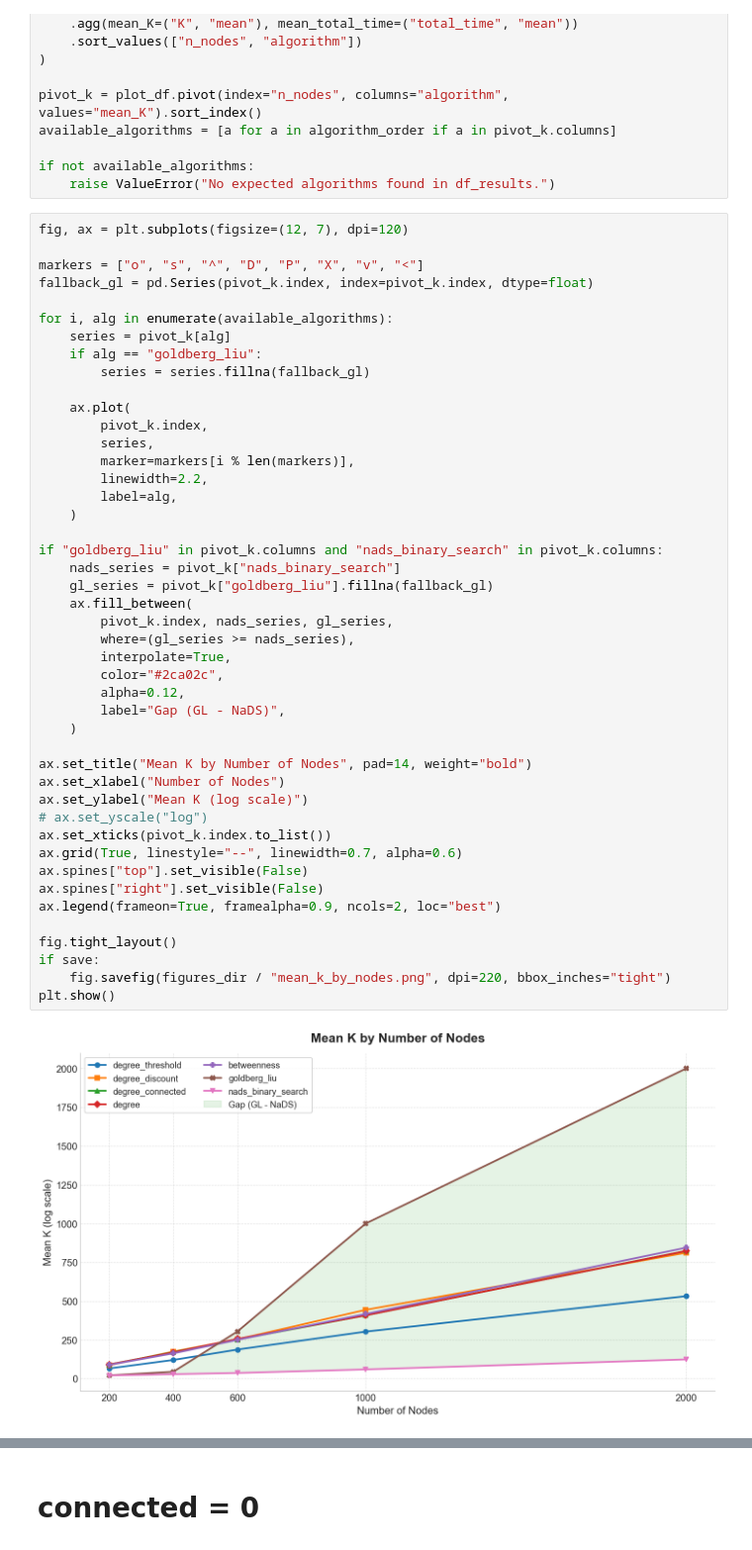
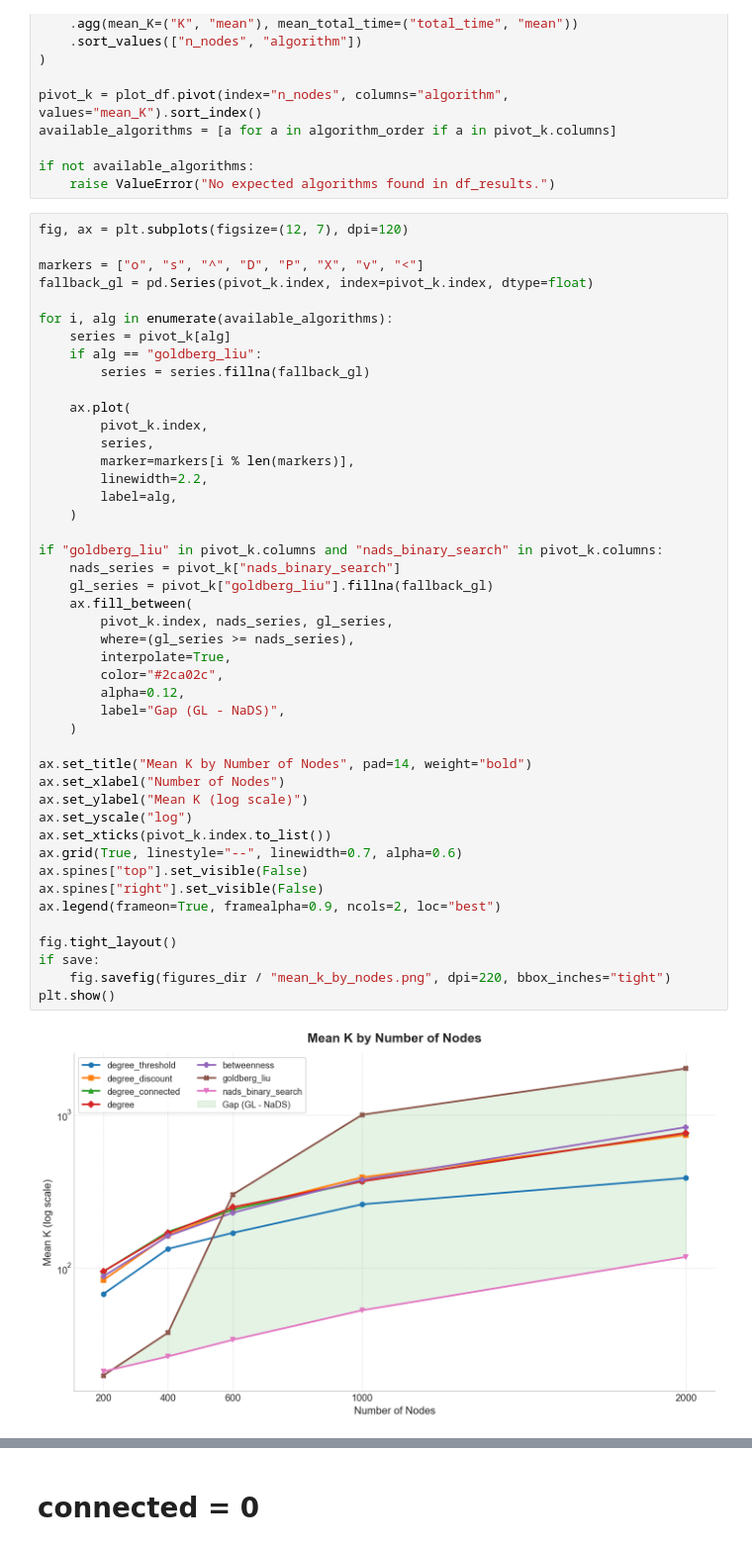
Before and after one commit to Berga53/Technology-Diffusion, a Jupyter notebook: notebooks/results.ipynb, the cells around one changed output, grey strips where cells are left out. Shown at 99% size. Drawn from its saved outputs; the diff is of its cells as text.

```diff
--- a/notebooks/results.ipynb
+++ b/notebooks/results.ipynb
@@ -102,35 +102,35 @@ for i, alg in enumerate(available_algorithms):
         linewidth=2.2,
         label=alg,
     )
 
 if "goldberg_liu" in pivot_k.columns and "nads_binary_search" in pivot_k.columns:
     nads_series = pivot_k["nads_binary_search"]
     gl_series = pivot_k["goldberg_liu"].fillna(fallback_gl)
     ax.fill_between(
         pivot_k.index, nads_series, gl_series,
         where=(gl_series >= nads_series),
         interpolate=True,
         color="#2ca02c",
         alpha=0.12,
         label="Gap (GL - NaDS)",
     )
 
 ax.set_title("Mean K by Number of Nodes", pad=14, weight="bold")
 ax.set_xlabel("Number of Nodes")
 ax.set_ylabel("Mean K (log scale)")
-# ax.set_yscale("log")
+ax.set_yscale("log")
 ax.set_xticks(pivot_k.index.to_list())
 ax.grid(True, linestyle="--", linewidth=0.7, alpha=0.6)
 ax.spines["top"].set_visible(False)
 ax.spines["right"].set_visible(False)
 ax.legend(frameon=True, framealpha=0.9, ncols=2, loc="best")
 
 fig.tight_layout()
 if save:
     fig.savefig(figures_dir / "mean_k_by_nodes.png", dpi=220, bbox_inches="tight")
 plt.show()
 # %% [output]
-[figure, old version]
+[figure, new version]
 # %%
 show_std_band = 1
 
```
Also changed, not shown: parts of 3 cells of this notebook, 40 other files.
